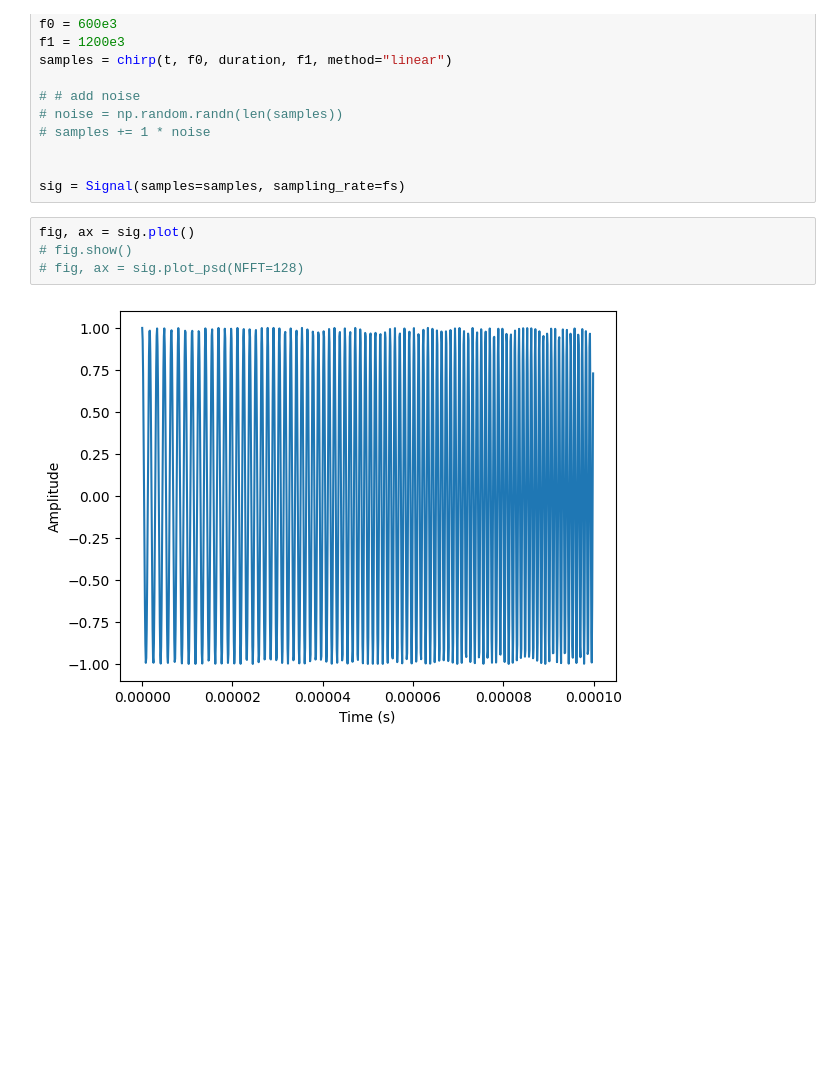
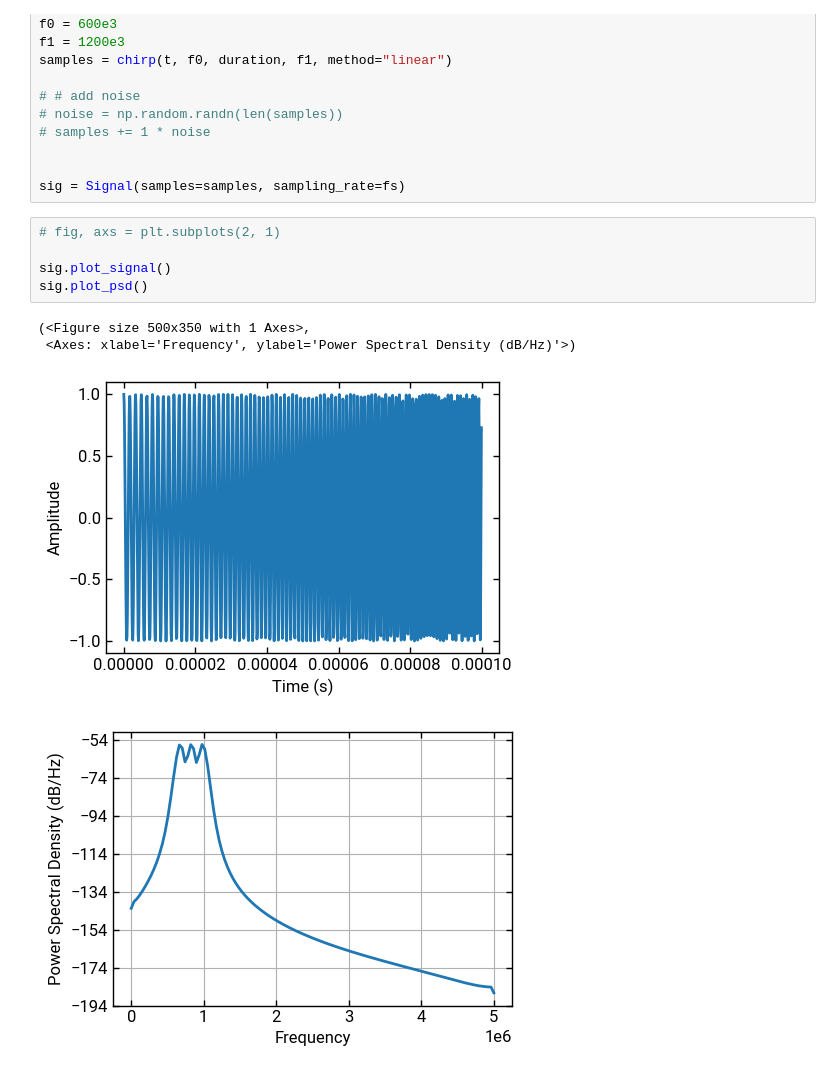
Before and after one commit to lokgar/commstools, a Jupyter notebook: examples/00-basics.ipynb, the cells around one changed output. Drawn from its saved outputs; the diff is of its cells as text; blank space fills up the shorter version.

Commit message:
refactor plotting

```diff
--- a/examples/00-basics.ipynb
+++ b/examples/00-basics.ipynb
@@ -21,8 +21,12 @@ samples = chirp(t, f0, duration, f1, method="linear")
 
 sig = Signal(samples=samples, sampling_rate=fs)
 # %%
-fig, ax = sig.plot()
-# fig.show()
-# fig, ax = sig.plot_psd(NFFT=128)
+# fig, axs = plt.subplots(2, 1)
+
+sig.plot_signal()
+sig.plot_psd()
 # %% [output]
+(<Figure size 500x350 with 1 Axes>,
+ <Axes: xlabel='Frequency', ylabel='Power Spectral Density (dB/Hz)'>)
-[figure, old version]
+[figure, new version]
+[figure, added]
```
Also changed, not shown: 2 other files.
